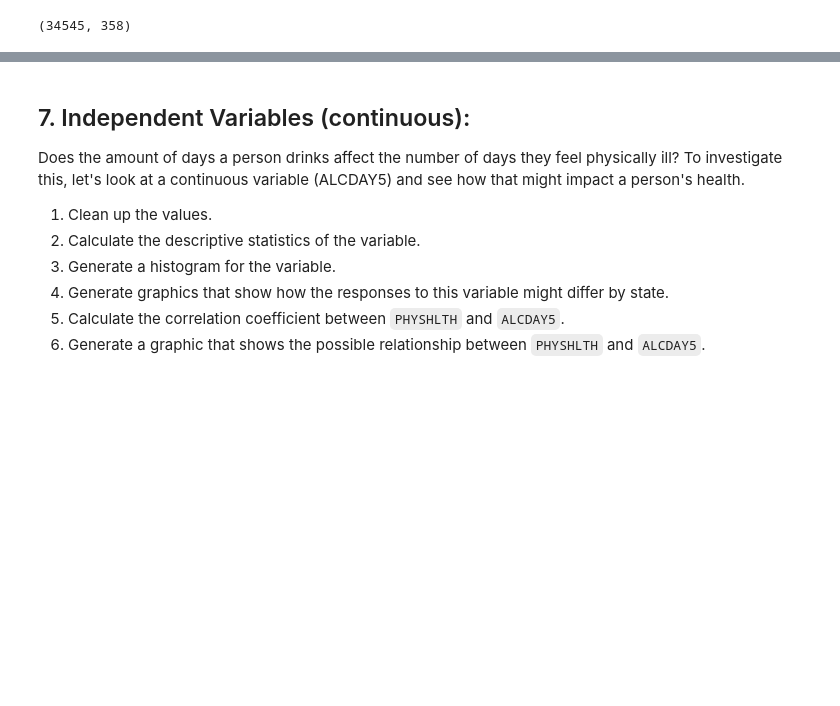
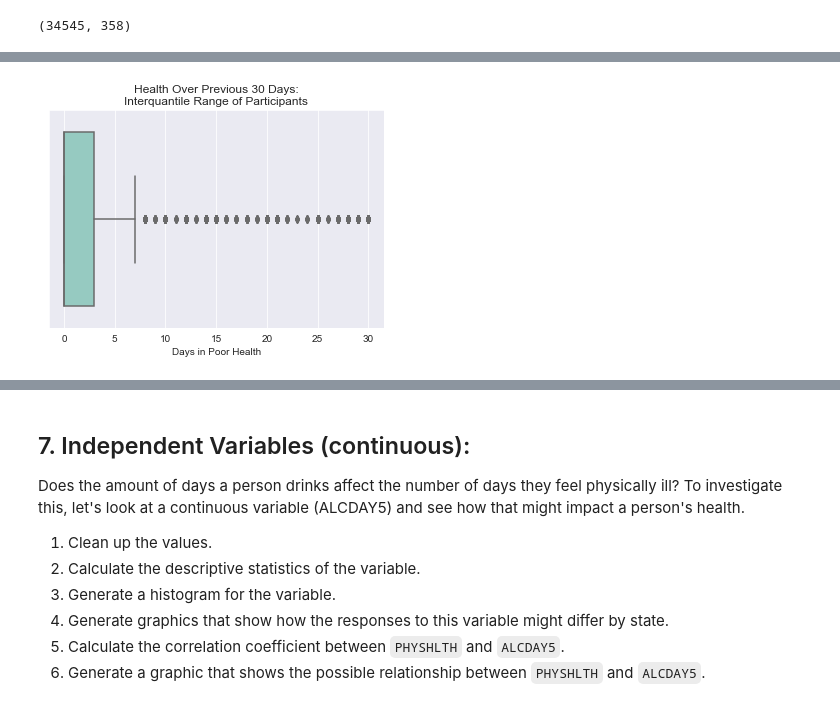
Before and after one commit to jbuenaseda/nyc-ds-033020-lectures, a Jupyter notebook: Mod_1/STATS_case_study/Statistical_Tests_Applied.ipynb, the cells around one changed output, grey strips where cells are left out. Saved outputs shown, nothing was run; the diff lists cells and outputs as text; code cells hidden in the pictures; blank space fills up the shorter version.

```diff
--- a/Mod_1/STATS_case_study/Statistical_Tests_Applied.ipynb
+++ b/Mod_1/STATS_case_study/Statistical_Tests_Applied.ipynb
@@ -16,3 +11,22 @@ import numpy as np
+# %%
+import math
+import numpy as np
+import pandas as pd
+
+import scipy.stats as stats
+from scipy.stats import chi2_contingency
+from scipy.stats import chi2
+
+from statsmodels.formula.api import ols
+import statsmodels.api as sm
+
+import matplotlib.pyplot as plt
+%matplotlib inline
+from matplotlib import style
+style.use('dark_background')
+
+import seaborn as sns
+sns.set_style('darkgrid')
 # %% [markdown]
 # pd.read_csv('case_study.csv')
 # %%
@@ -47,0 +56,14 @@ Now check to see how large our subset df.
+# %%
+#your code here
+zero_dict = {88:0, 77: np.nan, 99: np.nan}
+df['PHYSHLTH'].replace(zero_dict, inplace=True)
+# %%
+# Rename states to state abv.
+df['_STATE'].replace(9.0, 'CT', inplace=True)
+df['_STATE'].replace(34.0, 'NJ', inplace=True)
+df['_STATE'].replace(36.0, 'NY', inplace=True)
+# %%
+# Create separate databases for each state
+df_ct = df.set_index('_STATE').loc['CT']
+df_nj = df.set_index('_STATE').loc['NJ']
+df_ny = df.set_index('_STATE').loc['NY']
@@ -47,0 +86,9 @@ Now check to see how large our subset df.
+# %%
+# Plot boxplot of PHYSHLTH values
+sns.boxplot(df['PHYSHLTH']).set(
+    title='Health Over Previous 30 Days:\nInterquantile Range of Participants',
+    xlabel='Days in Poor Health')
+
+plt.show()
+# %% [output]
+[figure, added]
```
Also changed, not shown: parts of 201 cells of this notebook, 16 other files.
